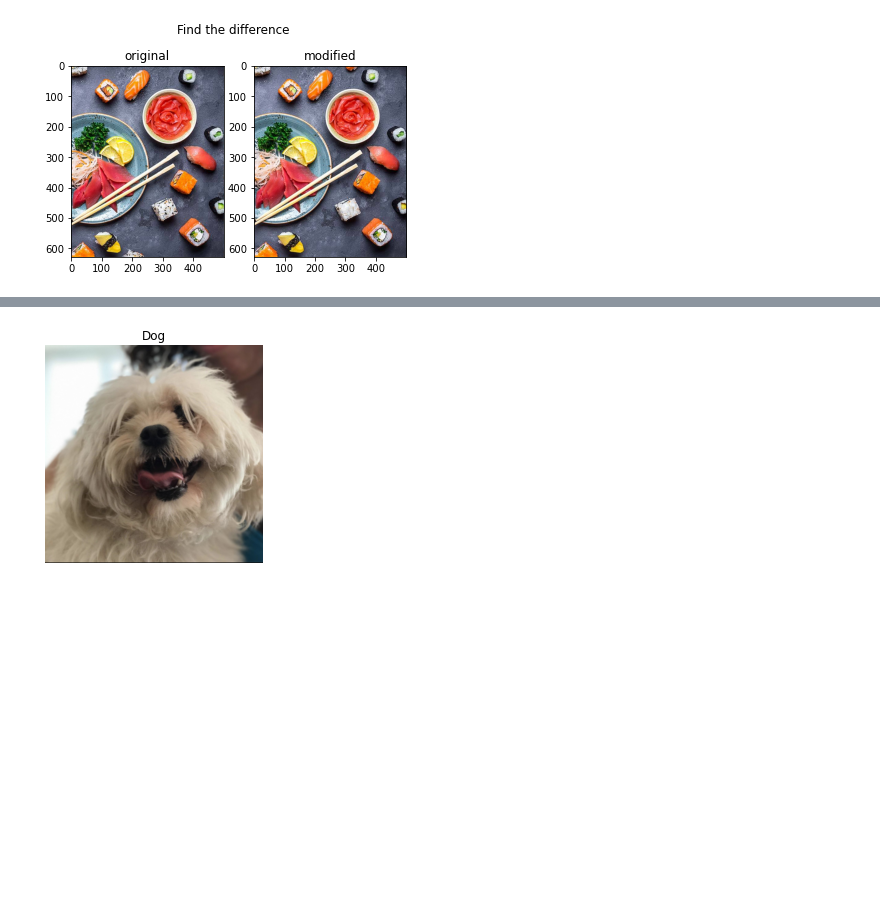
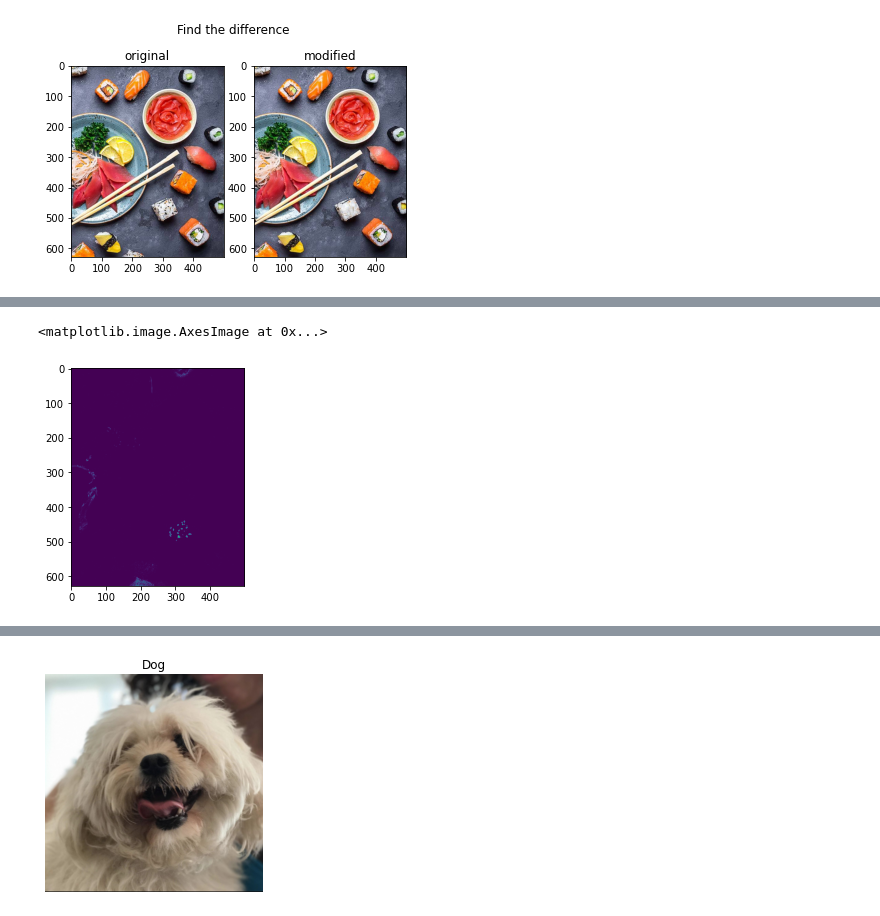
Before and after one commit to taghizadeh598/Image_processing, a Jupyter notebook: Applications.ipynb, the cells around one changed output, grey strips where cells are left out. Cells and saved outputs as stored; diff of their text form; code cells hidden in the pictures; blank space fills up the shorter version.

```diff
--- a/Applications.ipynb
+++ b/Applications.ipynb
@@ -144,0 +196,6 @@ float32
+# %%
+diff_squared = diff**2
+plt.imshow(diff_squared)
+# %% [output]
+<matplotlib.image.AxesImage at 0x...>
+[figure, added]
```
Also changed, not shown: parts of 37 cells of this notebook.
